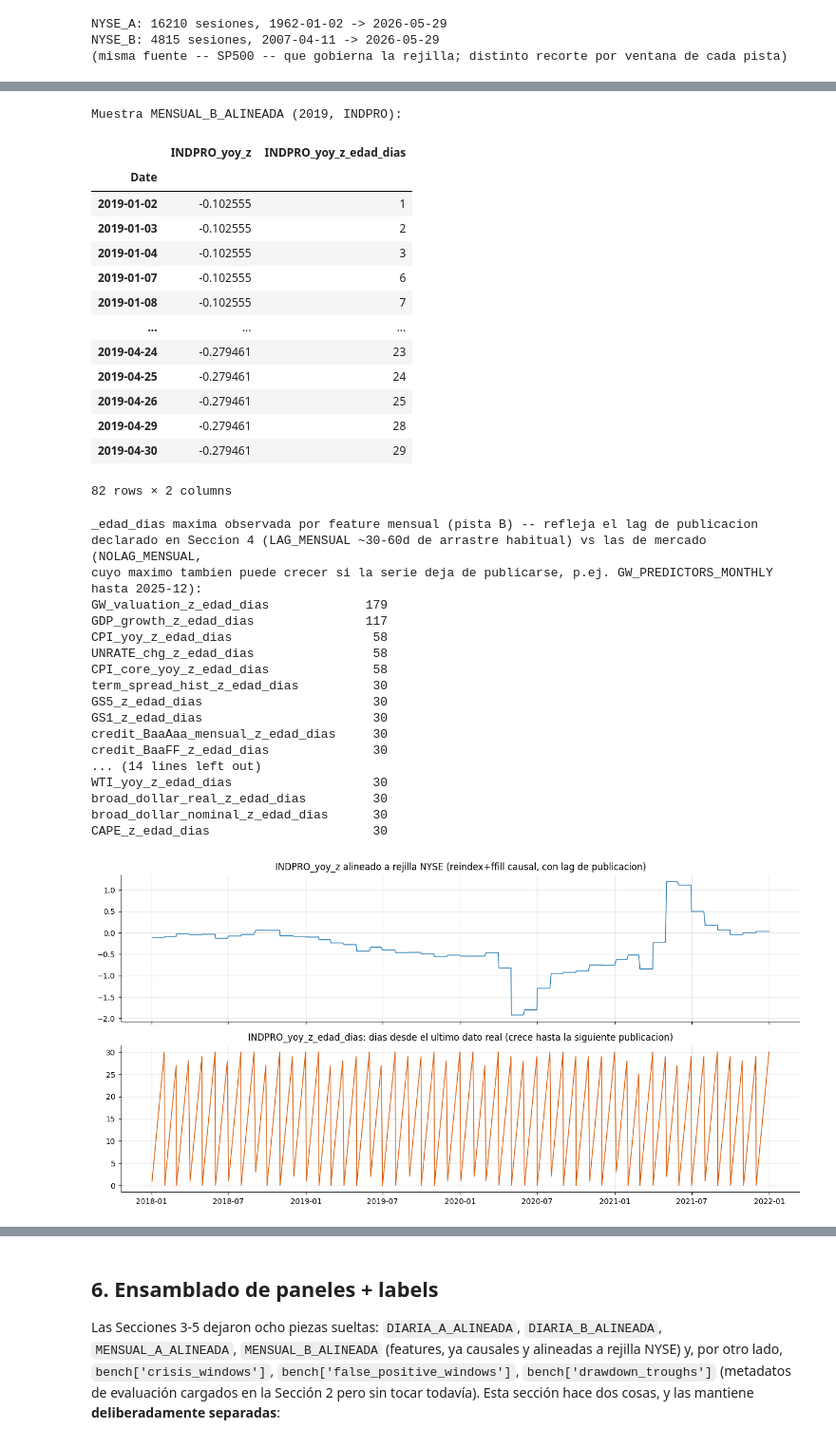
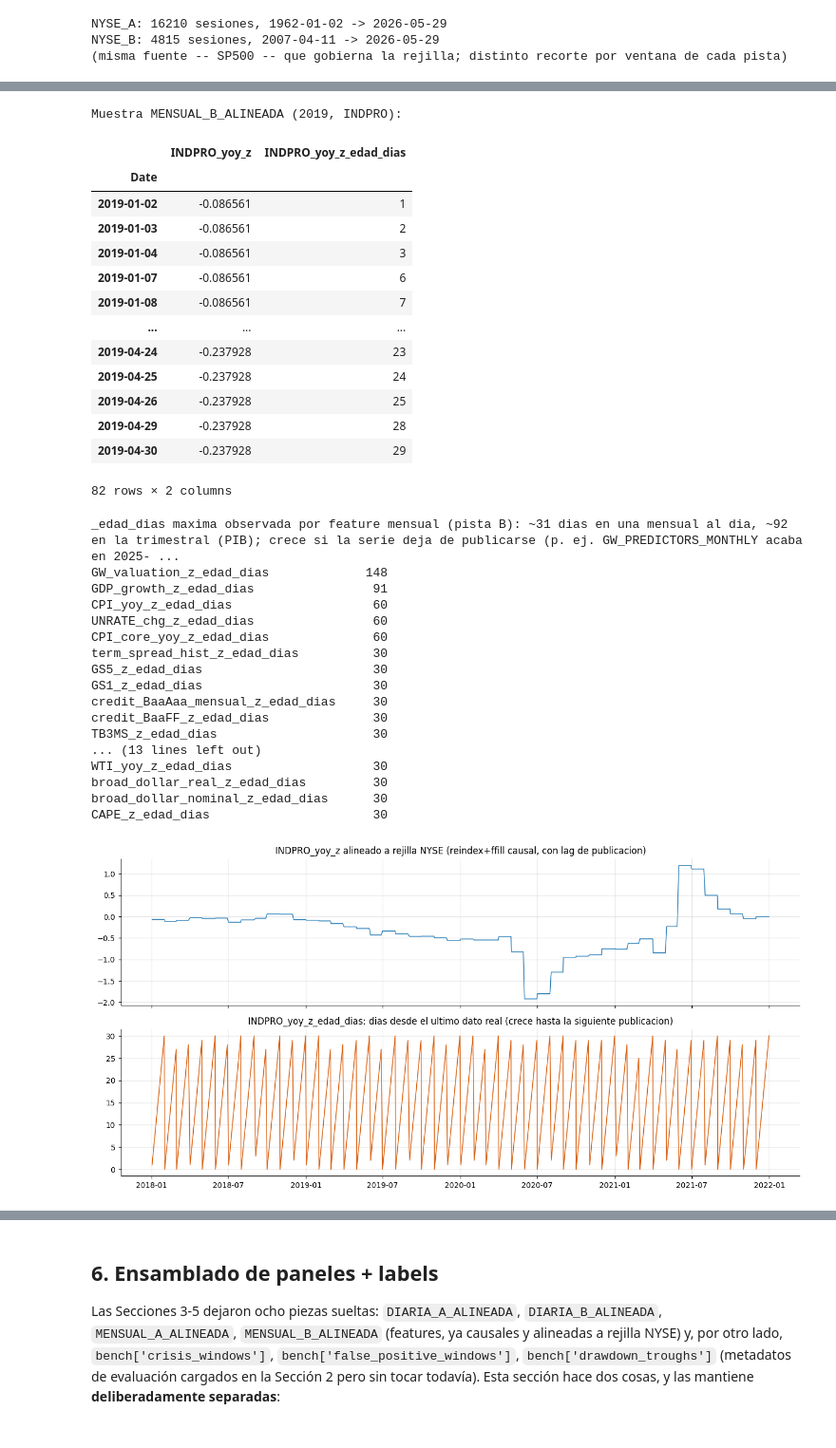
Before and after one commit to Romequinco/PRUEBAS_DETECCION_REGIMENES_DE_MERCADO_TFM, a Jupyter notebook: notebooks/03_preprocesado.ipynb, the cells around one changed output, grey strips where cells are left out. Shown at 95% size. Cells and saved outputs as stored; diff of their text form; code cells hidden in the pictures.

```diff
--- a/notebooks/03_preprocesado.ipynb
+++ b/notebooks/03_preprocesado.ipynb
@@ -109,7 +118,7 @@ def load_subcolumn(nombre_archivo, columna):
 
 # Resolucion explicita de GW_PREDICTORS_MONTHLY -> columna 'b/m' (book-to-market).
 # ADR-002 §5 deja esta eleccion pendiente y marcada para 03_preprocesado; la fijamos aqui.
-GW_COLUMN = 'b/m'
+GW_COLUMN = ft.GW_COLUMN  # 'b/m' (constante compartida con los tests)
 gw_valuation_raw = load_subcolumn('GW_PREDICTORS_MONTHLY', GW_COLUMN)
 
 # respaldo numerico de la eleccion: correlacion de b/m con las alternativas D/P y E/P construidas
@@ -126,8 +135,8 @@ print("  motivo: predictor de valoracion canonico de Goyal-Welch (book-to-market
 print("  no se deriva combinando otras columnas; correlacion con las alternativas sobre el solape",
       f"({len(_alt)} meses): " + ', '.join(f'{k}={v:.2f}' for k, v in corr_bm.items()))
 print("  -> no se pierde señal por tomar la columna existente.")
-print("  caveat de calendario: GW fecha cada mes en el dia 1 pero el dato es de FIN de ese mes;")
-print("  sin lag (regla v1 'mercado', Seccion 4) hay look-ahead de hasta ~1 mes (ver 02 §3.2).")
+print("  calendario: GW fecha cada mes en el dia 1 pero el dato es de FIN de ese mes -> ADR-003")
+print(f"  le aplica lag de publicacion +{ft.LAG_PUBLICACION['GW_PREDICTORS_MONTHLY']['meses']} mes (Seccion 4).")
 print(f"  caveat: NaN antes de 1921-03 ({len(gw_valuation_raw)-n_obs} filas); no afecta a las ventanas")
 print("  de benchmark (pista_A arranca 1962, pista_B arranca 2007), ambas muy posteriores.")
 # %% [output]
@@ -172,15 +181,18 @@ pista_B: 106 series_features declaradas (ventana 2007-04-11 -> 2026-05-29, 10 cr
 Series de A ausentes en B (deberia ser vacio, A ⊆ B por diseno): (ninguna, OK)
 # %%
 def load_any(nombre):
-    """Carga cualquier nombre de series_features, incluyendo el caso especial
-    GW_PREDICTORS_MONTHLY: ese fichero tiene 17 columnas Goyal-Welch y ninguna se
-    llama 'GW_PREDICTORS_MONTHLY' (rompe la convencion 'una serie = un fichero =
-    una columna homonima'), asi que devolvemos la serie ya resuelta en la Seccion 1
-    (columna 'b/m', book-to-market) via load_subcolumn.
-    Para el resto, delega en tryload() (Seccion 1): None si falta en SRC o en disco."""
-    if nombre == 'GW_PREDICTORS_MONTHLY':
-        return gw_valuation_raw
-    return tryload(nombre)
+    """Carga cualquier nombre de series_features con la convencion UNICA de
+    ft.seleccionar_raw (la misma que usan los tests):
+      - GW_PREDICTORS_MONTHLY -> Series 'b/m' (== gw_valuation_raw de la Seccion 1);
+      - FF_FACTORS_3_DAILY / FF_FACTORS_5_DAILY / FF_5_INDUSTRY -> DataFrame con todas
+        sus columnas originales (ADR-003);
+      - resto -> Series de la columna homonima.
+    None si la serie falta en SRC o en disco."""
+    try:
+        df = pd.read_parquet(ROOT/'data'/'raw'/SRC[nombre]/f'{nombre}.parquet')
+        return ft.seleccionar_raw(df, nombre)
+    except Exception:
+        return None
 
 
 def carga_pista(nombres, etiqueta):
@@ -205,6 +217,8 @@ def carga_pista(nombres, etiqueta):
 
 raw_A = carga_pista(series_A, 'A')
 raw_B = carga_pista(series_B, 'B')
+assert raw_A['GW_PREDICTORS_MONTHLY'].equals(gw_valuation_raw)
+print('Multi-columna (ADR-003):', {n: list(v.columns) for n, v in raw_B.items() if isinstance(v, pd.DataFrame)})
 # %% [output]
 pista_A: 41/41 series cargadas  -> todas presentes en disco, OK
 pista_B: 106/106 series cargadas  -> todas presentes en disco, OK
@@ -639,55 +640,55 @@ cols_muestra = ['INDPRO_yoy_z', 'INDPRO_yoy_z_edad_dias']
 print('Muestra MENSUAL_B_ALINEADA (2019, INDPRO):')
 display(MENSUAL_B_ALINEADA.loc['2019-01':'2019-04', cols_muestra])
 
 edad_max_por_feature = MENSUAL_B_ALINEADA[[c for c in MENSUAL_B_ALINEADA.columns if c.endswith('_edad_dias')]].max()
-print('\n_edad_dias maxima observada por feature mensual (pista B) -- refleja el lag de publicacion',
-      'declarado en Seccion 4 (LAG_MENSUAL ~30-60d de arrastre habitual) vs las de mercado (NOLAG_MENSUAL,')
-print('cuyo maximo tambien puede crecer si la serie deja de publicarse, p.ej. GW_PREDICTORS_MONTHLY hasta 2025-12):')
+print('\n_edad_dias maxima observada por feature mensual (pista B): ~31 dias en una mensual al dia, ~92 en la',
+      'trimestral (PIB); crece si la serie deja de publicarse (p. ej. GW_PREDICTORS_MONTHLY acaba en 2025-12).',
+      'OJO: _edad_dias mide dias desde la PUBLICACION (fecha ya retrasada), no desde el mes de referencia.')
 print(edad_max_por_feature.sort_values(ascending=False).round(0).to_string())
 
 fig, axes = plt.subplots(2, 1, figsize=(12, 6), sharex=True)
 ventana = slice('2018-01-01', '2022-01-01')
 axes[0].plot(MENSUAL_B_ALINEADA.loc[ventana].index, MENSUAL_B_ALINEADA.loc[ventana, 'INDPRO_yoy_z'],
              color='#2c7fb8', lw=1)
 axes[0].set_title('INDPRO_yoy_z alineado a rejilla NYSE (reindex+ffill causal, con lag de publicacion)')
 axes[1].plot(MENSUAL_B_ALINEADA.loc[ventana].index, MENSUAL_B_ALINEADA.loc[ventana, 'INDPRO_yoy_z_edad_dias'],
              color='#d95f0e', lw=1)
 axes[1].set_title('INDPRO_yoy_z_edad_dias: dias desde el ultimo dato real (crece hasta la siguiente publicacion)')
 plt.tight_layout(); plt.show()
 # %% [output]
 Muestra MENSUAL_B_ALINEADA (2019, INDPRO):
 |  | INDPRO_yoy_z | INDPRO_yoy_z_edad_dias |
 | Date |  |  |
-| 2019-01-02 | -0.102555 | 1 |
-| 2019-01-03 | -0.102555 | 2 |
-| 2019-01-04 | -0.102555 | 3 |
-| 2019-01-07 | -0.102555 | 6 |
-| 2019-01-08 | -0.102555 | 7 |
+| 2019-01-02 | -0.086561 | 1 |
+| 2019-01-03 | -0.086561 | 2 |
+| 2019-01-04 | -0.086561 | 3 |
+| 2019-01-07 | -0.086561 | 6 |
+| 2019-01-08 | -0.086561 | 7 |
 | ... | ... | ... |
-| 2019-04-24 | -0.279461 | 23 |
-| 2019-04-25 | -0.279461 | 24 |
-| 2019-04-26 | -0.279461 | 25 |
-| 2019-04-29 | -0.279461 | 28 |
-| 2019-04-30 | -0.279461 | 29 |
+| 2019-04-24 | -0.237928 | 23 |
+| 2019-04-25 | -0.237928 | 24 |
+| 2019-04-26 | -0.237928 | 25 |
+| 2019-04-29 | -0.237928 | 28 |
+| 2019-04-30 | -0.237928 | 29 |
 82 rows × 2 columns
-_edad_dias maxima observada por feature mensual (pista B) -- refleja el lag de publicacion declarado en Seccion 4 (LAG_MENSUAL ~30-60d de arrastre habitual) vs las de mercado (NOLAG_MENSUAL,
-cuyo maximo tambien puede crecer si la serie deja de publicarse, p.ej. GW_PREDICTORS_MONTHLY hasta 2025-12):
-GW_valuation_z_edad_dias             179
-GDP_growth_z_edad_dias               117
-CPI_yoy_z_edad_dias                   58
-UNRATE_chg_z_edad_dias                58
-CPI_core_yoy_z_edad_dias              58
+_edad_dias maxima observada por feature mensual (pista B): ~31 dias en una mensual al dia, ~92 en la trimestral (PIB); crece si la serie deja de publicarse (p. ej. GW_PREDICTORS_MONTHLY acaba en 2025- ...
+GW_valuation_z_edad_dias             148
+GDP_growth_z_edad_dias                91
+CPI_yoy_z_edad_dias                   60
+UNRATE_chg_z_edad_dias                60
+CPI_core_yoy_z_edad_dias              60
 term_spread_hist_z_edad_dias          30
 GS5_z_edad_dias                       30
 GS1_z_edad_dias                       30
 credit_BaaAaa_mensual_z_edad_dias     30
 credit_BaaFF_z_edad_dias              30
-... (14 lines left out)
+TB3MS_z_edad_dias                     30
+... (13 lines left out)
 WTI_yoy_z_edad_dias                   30
 broad_dollar_real_z_edad_dias         30
 broad_dollar_nominal_z_edad_dias      30
 CAPE_z_edad_dias                      30
-[figure, old version]
+[figure, new version]
 # %%
 # --- Demostracion no-look-ahead de la alineacion (mismo patron que 02 seccion 4, DGS10) --------
 t = pd.Timestamp('2015-06-15')
```
Also changed, not shown: parts of 29 cells of this notebook, 11 other files.
